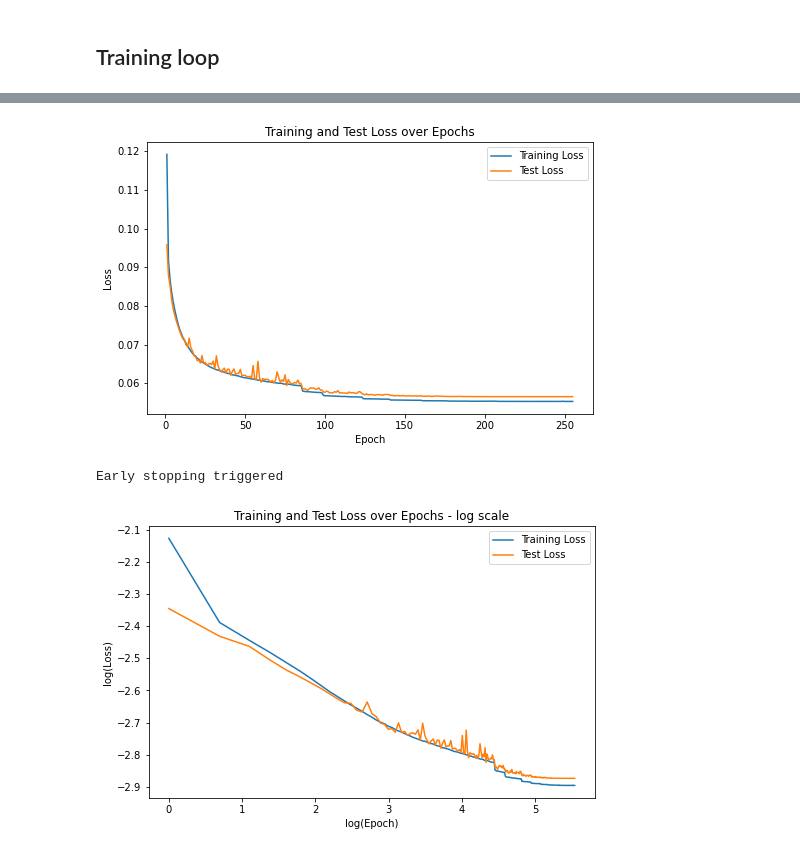
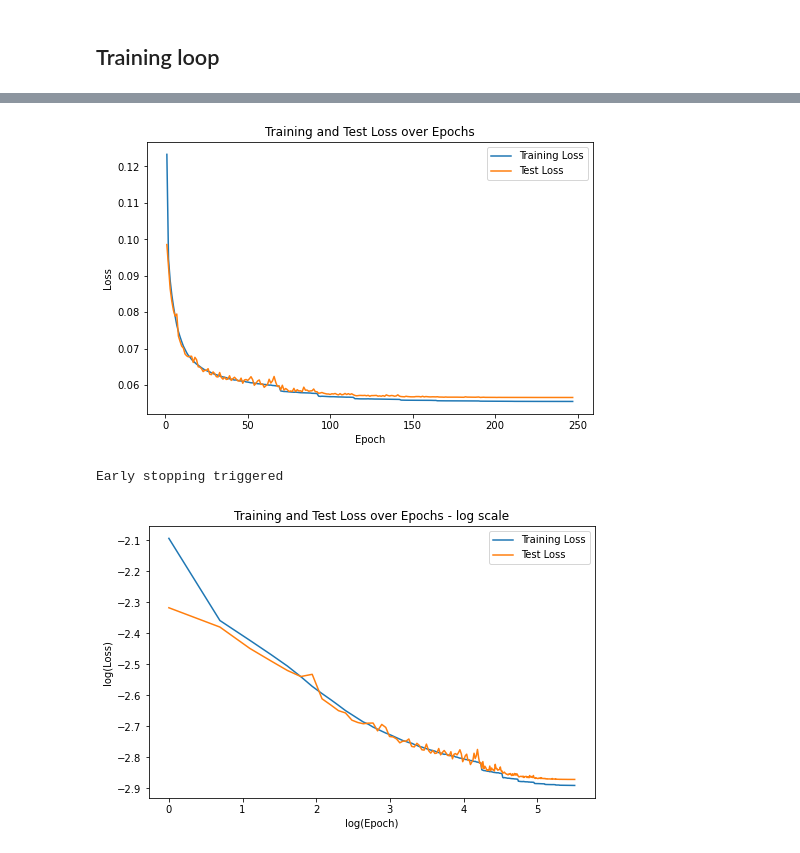
Before and after one commit to freddiefreeloader1/Imitation-Learning-for-Driving-Control, a Jupyter notebook: traning_model.ipynb, the cells around one changed output, grey strips where cells are left out. Drawn from its saved outputs; the diff is of its cells as text; code cells hidden in the pictures.

Commit message:
new model trained

```diff
--- a/traning_model.ipynb
+++ b/traning_model.ipynb
@@ -58,7 +58,7 @@ class TrajectoryDataset(Dataset):
                 'std': (self.state_std.tolist(), self.action_std.tolist())
             }
 
-            with open('./Model/scaling_params_noisy_24.json', 'w') as f:
+            with open('./Model/scaling_params_noisy_25.json', 'w') as f:
                 json.dump(scaling_params, f)
 
             self.states = (self.states - self.state_mean) / (self.state_std + 1e-8)
@@ -113,7 +113,7 @@ importlib.reload(Model.my_model)
 from Model.my_model import SimpleNet
 # %%
 if include_turn_rate:
-    model = SimpleNet(input_size=6, hidden_size=64, output_size=2, input_weights=[1.0, 1.0, 1.0, 1.0, 1.0, 1.0])
+    model = SimpleNet(input_size=6, hidden_size=64, output_size=2, input_weights=[1.0, 1.0, 1.0, 1.0, 1.0, 0.1])
 else:
     model = SimpleNet(input_size=5, hidden_size=64, output_size=2)
 
@@ -188,7 +188,7 @@ for epoch in range(num_epochs):
     if avg_test_loss < best_test_loss:
         best_test_loss = avg_test_loss
         patience_counter = 0
-        torch.save(model.state_dict(), './Model/model_noisy_24_64.pth')
+        torch.save(model.state_dict(), './Model/model_noisy_25_64.pth')
     else:
         patience_counter += 1
 
@@ -213,4 +213,4 @@ Test Loss: 0.05651
-[figure, old version]
+[figure, new version]
 Early stopping triggered
 # %%
 plt.close("all")
@@ -224,4 +224,4 @@ plt.legend()
 plt.show()
 plt.pause(0.001)
 # %% [output]
-[figure, old version]
+[figure, new version]
```
Also changed, not shown: parts of 1 cell of this notebook, 3 other files.
